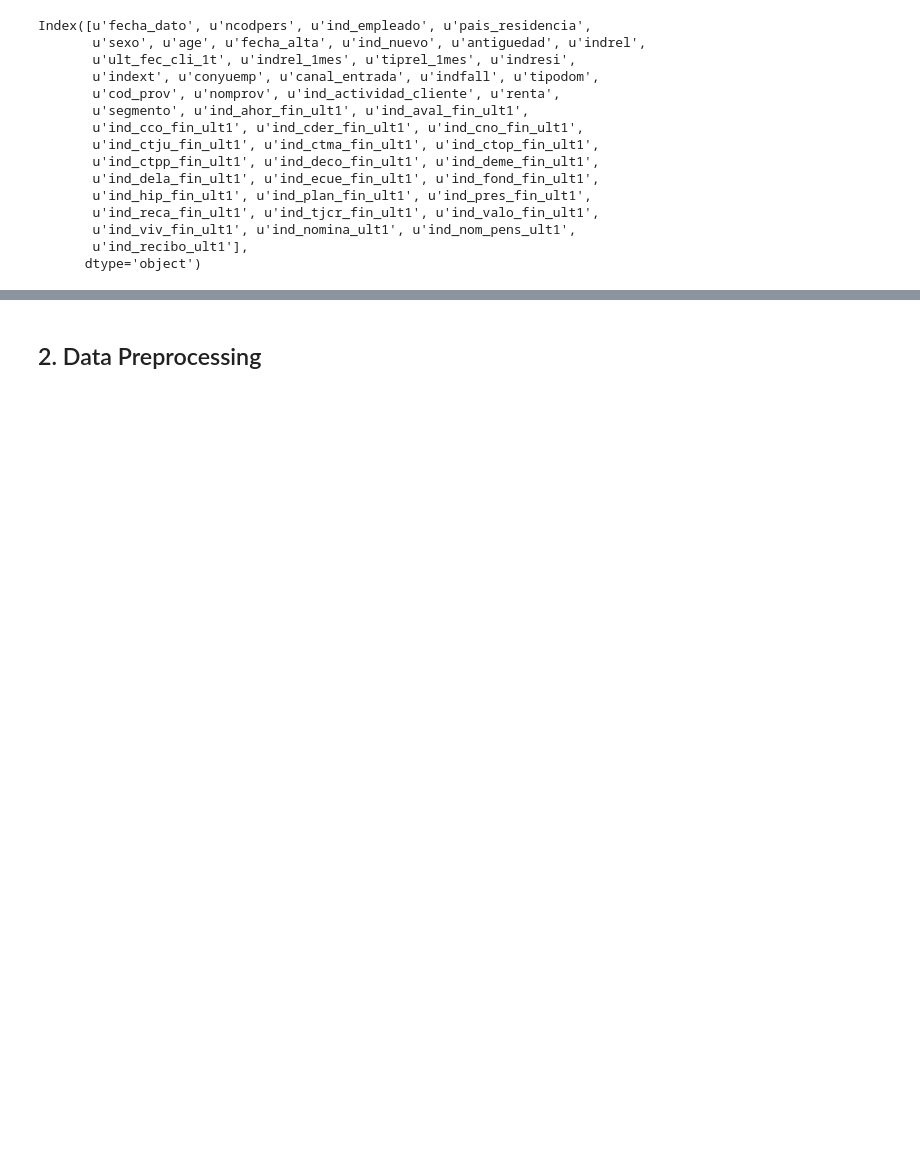
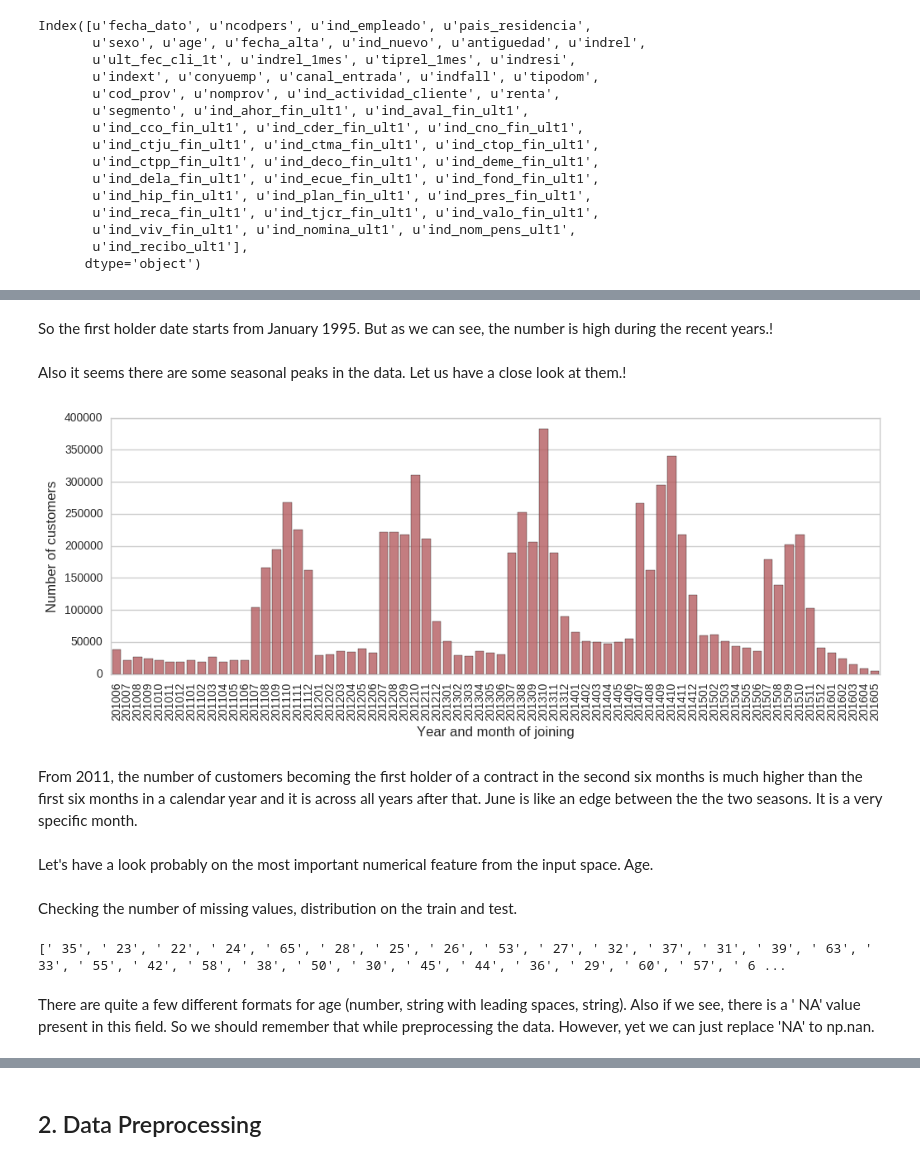
Before and after one commit to mosin26/general, a Jupyter notebook: santander.ipynb, the cells around one changed output, grey strips where cells are left out. Saved outputs shown, nothing was run; the diff lists cells and outputs as text; code cells hidden in the pictures; blank space fills up the shorter version.

```diff
--- a/santander.ipynb
+++ b/santander.ipynb
@@ -102,0 +177,31 @@ plt.show()
+# %% [markdown]
+So the first holder date starts from January 1995. But as we can see, the number is high during the recent years.!
+# %% [markdown]
+Also it seems there are some seasonal peaks in the data. Let us have a close look at them.!
+# %%
+year_month = yearmonth.sort_index().reset_index()
+year_month = year_month.ix[185:]
+year_month.columns = ['yearmonth', 'number_of_customers']
+
+plt.figure(figsize=(12,4))
+sns.barplot(year_month.yearmonth.astype('int'), year_month.number_of_customers, alpha=0.8, color=color[2])
+plt.xlabel('Year and month of joining', fontsize=12)
+plt.ylabel('Number of customers', fontsize=12)
+plt.xticks(rotation='vertical')
+plt.show()
+# %% [output]
+[figure, added]
+# %% [markdown]
+From 2011, the number of customers becoming the first holder of a contract in the second six months is much higher than the first six months in a calendar year and it is across all years after that. June is like an edge between the the two seasons. It is a very specific month.
+# %% [markdown]
+Let's have a look probably on the most important numerical feature from the input space. Age.
+# %% [markdown]
+Checking the number of missing values, distribution on the train and test.
+# %%
+del data
+train = pd.read_csv('train_ver2.csv', usecols=['age'])
+print(list(train.age.unique()))
+# %% [output]
+[' 35', ' 23', ' 22', ' 24', ' 65', ' 28', ' 25', ' 26', ' 53', ' 27', ' 32', ' 37', ' 31', ' 39', ' 63', ' 33', ' 55', ' 42', ' 58', ' 38', ' 50', ' 30', ' 45', ' 44', ' 36', ' 29', ' 60', ' 57', ' 6 ...
+# %% [markdown]
+There are quite a few different formats for age (number, string with leading spaces, string). Also if we see, there is a ' NA' value present in this field. So we should remember that while preprocessing the data. However, yet we can just replace 'NA' to np.nan.
```
Also changed, not shown: parts of 68 cells of this notebook.
